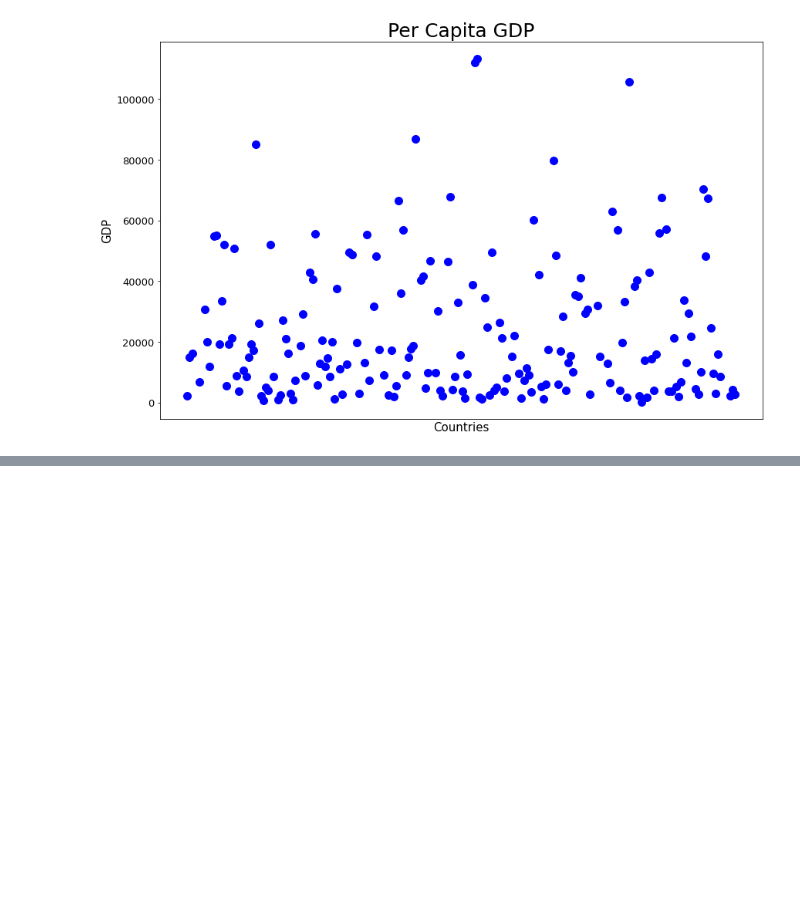
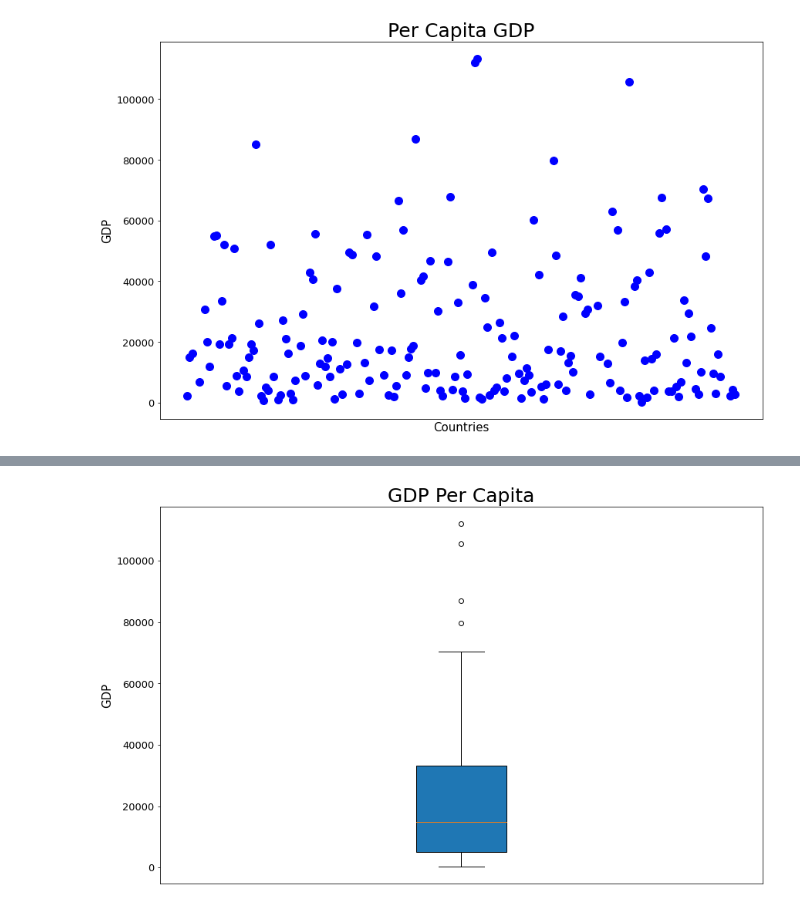
Before and after one commit to ermcgrew/bootcamp_project_one, a Jupyter notebook: data_analysis.ipynb, the cells around one changed output, grey strips where cells are left out. Drawn from its saved outputs; the diff is of its cells as text; code cells hidden in the pictures; blank space fills up the shorter version.

```diff
--- a/data_analysis.ipynb
+++ b/data_analysis.ipynb
@@ -291,0 +412,22 @@ print(merged_df[["Country","GDP Per Capita"]].sort_values("GDP Per Capita",axis=
+# %%
+#Box and whiskers
+
+meat_consumption = list(meat_gdp_df["Meat Consumption"])
+gdp_per_capita   = list(meat_gdp_df["GDP Per Capita"])
+
+labels=["GDP"]
+
+data_container = [gdp_per_capita]
+
+fig, ax1 = plt.subplots(figsize=(14, 9))
+plt.title('GDP Per Capita', fontsize = 25)
+plt.ylabel('GDP',fontsize = 15)
+#plt.xlabel('Meat',fontsize = 15)
+plt.boxplot(data_container, labels=labels, patch_artist=True)
+ax1.axes.xaxis.set_ticks([])
+#plt.xticks(fontsize=13,rotation=45)
+plt.yticks(fontsize=13)
+
+plt.show()
+# %% [output]
+[figure, added]
```
Also changed, not shown: parts of 31 cells of this notebook.
